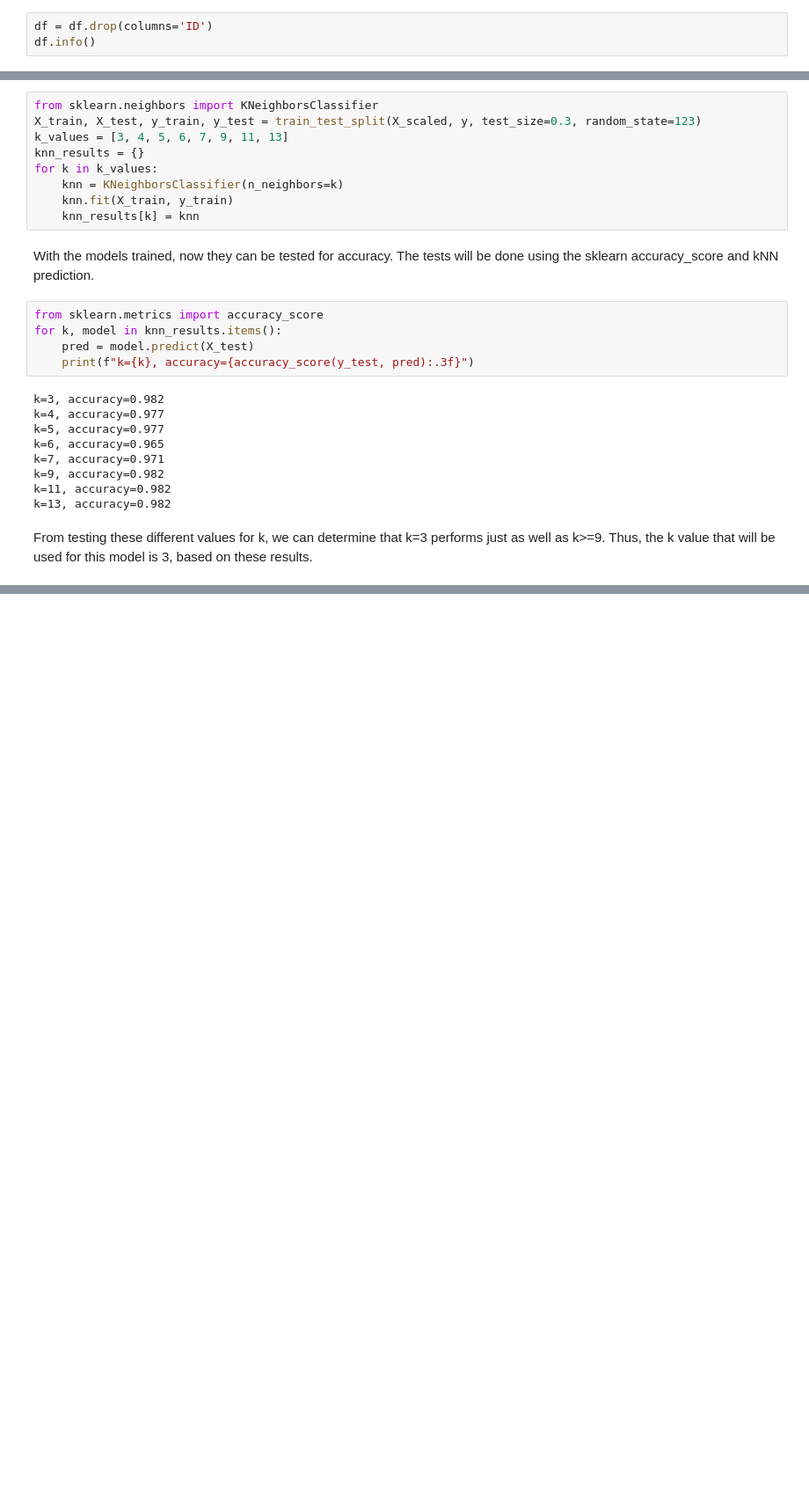
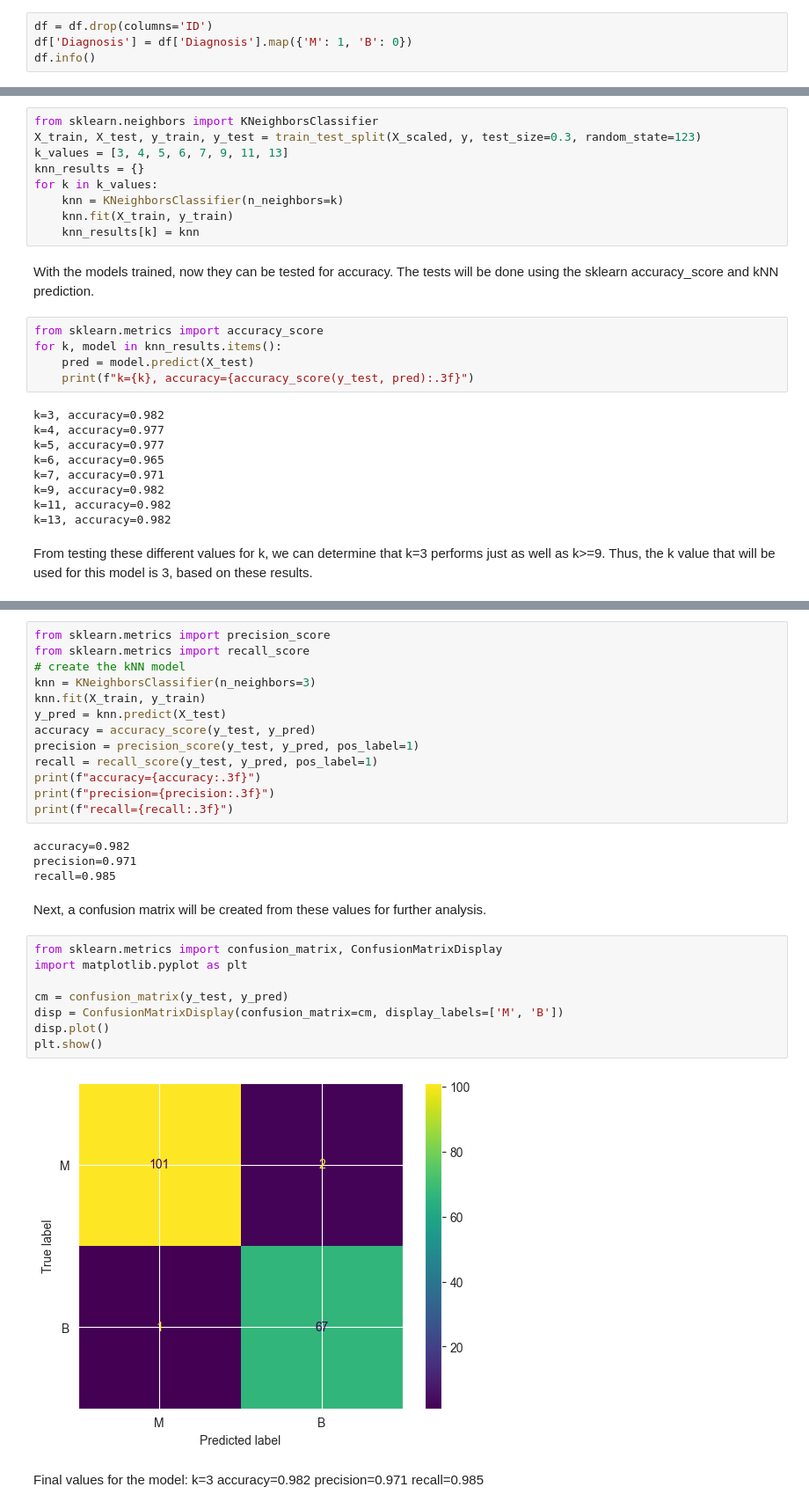
Before and after one commit to WelehoBRUDER/MetropoliaAMK-data-handling, a Jupyter notebook: task-2/main.ipynb, the cells around one changed output, grey strips where cells are left out. Shown at 88% size. Saved outputs shown, nothing was run; the diff lists cells and outputs as text; blank space fills up the shorter version.

```diff
--- a/task-2/main.ipynb
+++ b/task-2/main.ipynb
@@ -55,6 +55,7 @@ This dataset has the "ID" field which is useless for the model.
 Before standardization, the field will be removed from the dataframe.
 # %%
 df = df.drop(columns='ID')
+df['Diagnosis'] = df['Diagnosis'].map({'M': 1, 'B': 0})
 df.info()
 # %% [output]
 <class 'pandas.core.frame.DataFrame'>
@@ -123,0 +129,35 @@ Thus, the k value that will be used for this model is 3, based on these results.
+# %%
+from sklearn.metrics import precision_score
+from sklearn.metrics import recall_score
+# create the kNN model
+knn = KNeighborsClassifier(n_neighbors=3)
+knn.fit(X_train, y_train)
+y_pred = knn.predict(X_test)
+accuracy = accuracy_score(y_test, y_pred)
+precision = precision_score(y_test, y_pred, pos_label=1)
+recall = recall_score(y_test, y_pred, pos_label=1)
+print(f"accuracy={accuracy:.3f}")
+print(f"precision={precision:.3f}")
+print(f"recall={recall:.3f}")
+# %% [output]
+accuracy=0.982
+precision=0.971
+recall=0.985
+# %% [markdown]
+Next, a confusion matrix will be created from these values for further analysis.
+# %%
+from sklearn.metrics import confusion_matrix, ConfusionMatrixDisplay
+import matplotlib.pyplot as plt
+
+cm = confusion_matrix(y_test, y_pred)
+disp = ConfusionMatrixDisplay(confusion_matrix=cm, display_labels=['M', 'B'])
+disp.plot()
+plt.show()
+# %% [output]
+[figure, added]
+# %% [markdown]
+Final values for the model:
+k=3
+accuracy=0.982
+precision=0.971
+recall=0.985
```
Also changed, not shown: parts of 3 cells of this notebook.
